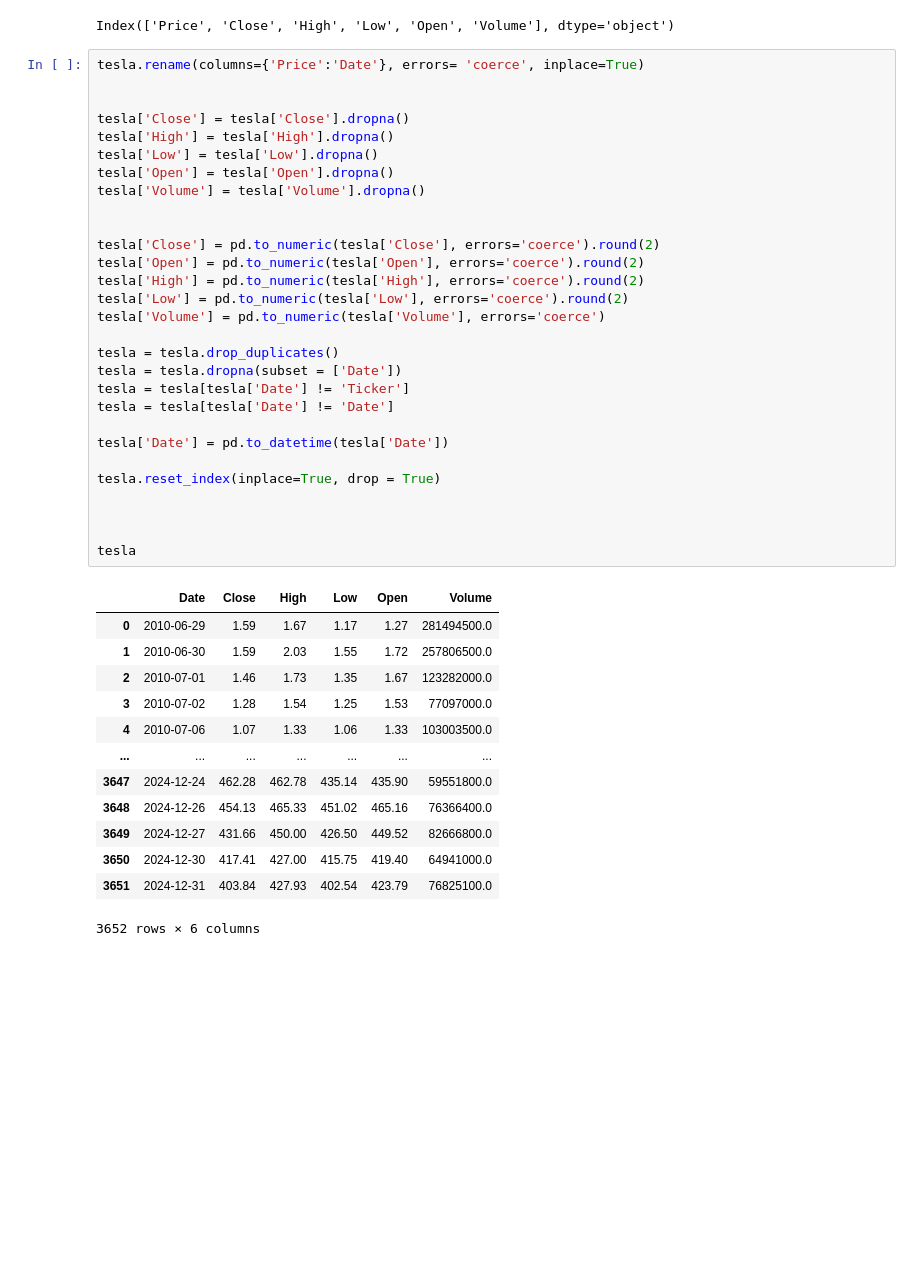
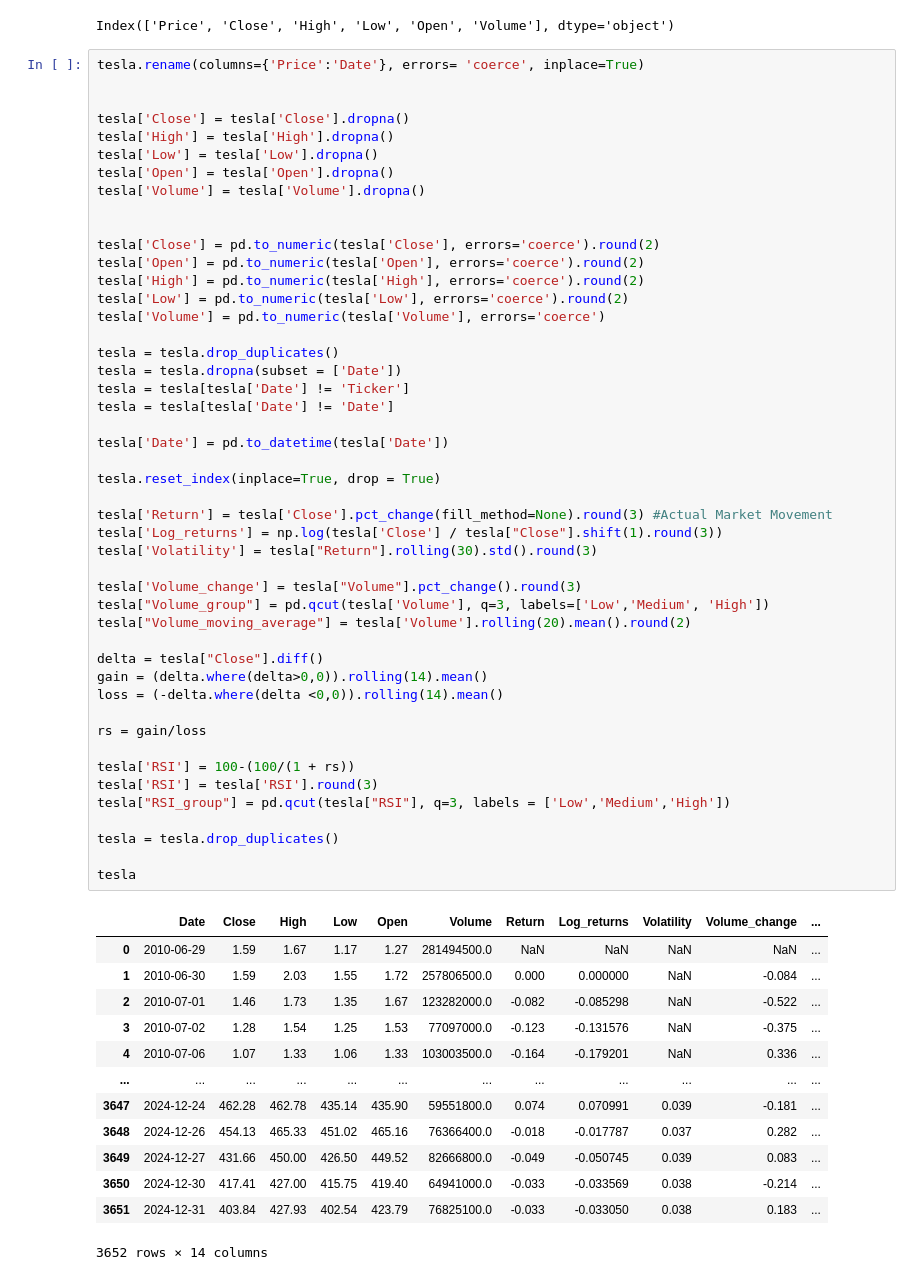
Before and after one commit to tanmaykumarchaki/AI-Driven-Market-Transformation-Analytics, a Jupyter notebook: anova.ipynb, the cells around one changed output. Drawn from its saved outputs; the diff is of its cells as text; blank space fills up the shorter version.

Commit message:
commit1(Tesla)

```diff
--- a/anova.ipynb
+++ b/anova.ipynb
@@ -80,43 +80,61 @@ Index(['Price', 'Close', 'High', 'Low', 'Open', 'Volume'], dtype='object')
 # %%
 tesla.rename(columns={'Price':'Date'}, errors= 'coerce', inplace=True)
 
 
 tesla['Close'] = tesla['Close'].dropna()
 tesla['High'] = tesla['High'].dropna()
 tesla['Low'] = tesla['Low'].dropna()
 tesla['Open'] = tesla['Open'].dropna()
 tesla['Volume'] = tesla['Volume'].dropna()
 
 
 tesla['Close'] = pd.to_numeric(tesla['Close'], errors='coerce').round(2)
 tesla['Open'] = pd.to_numeric(tesla['Open'], errors='coerce').round(2)
 tesla['High'] = pd.to_numeric(tesla['High'], errors='coerce').round(2)
 tesla['Low'] = pd.to_numeric(tesla['Low'], errors='coerce').round(2)
 tesla['Volume'] = pd.to_numeric(tesla['Volume'], errors='coerce')
 
 tesla = tesla.drop_duplicates()
 tesla = tesla.dropna(subset = ['Date'])
 tesla = tesla[tesla['Date'] != 'Ticker']
 tesla = tesla[tesla['Date'] != 'Date']
 
 tesla['Date'] = pd.to_datetime(tesla['Date'])
 
 tesla.reset_index(inplace=True, drop = True)
 
+tesla['Return'] = tesla['Close'].pct_change(fill_method=None).round(3) #Actual Market Movement
+tesla['Log_returns'] = np.log(tesla['Close'] / tesla["Close"].shift(1).round(3))
+tesla['Volatility'] = tesla["Return"].rolling(30).std().round(3)
 
+tesla['Volume_change'] = tesla["Volume"].pct_change().round(3)
+tesla["Volume_group"] = pd.qcut(tesla['Volume'], q=3, labels=['Low','Medium', 'High'])
+tesla["Volume_moving_average"] = tesla['Volume'].rolling(20).mean().round(2)
+
+delta = tesla["Close"].diff()
+gain = (delta.where(delta>0,0)).rolling(14).mean()
+loss = (-delta.where(delta <0,0)).rolling(14).mean()
+
+rs = gain/loss
+
+tesla['RSI'] = 100-(100/(1 + rs))
+tesla['RSI'] = tesla['RSI'].round(3)
+tesla["RSI_group"] = pd.qcut(tesla["RSI"], q=3, labels = ['Low','Medium','High'])
+
+tesla = tesla.drop_duplicates()
 
 tesla
 # %% [output]
-|  | Date | Close | High | Low | Open | Volume |
-| 0 | 2010-06-29 | 1.59 | 1.67 | 1.17 | 1.27 | 281494500.0 |
-| 1 | 2010-06-30 | 1.59 | 2.03 | 1.55 | 1.72 | 257806500.0 |
-| 2 | 2010-07-01 | 1.46 | 1.73 | 1.35 | 1.67 | 123282000.0 |
-| 3 | 2010-07-02 | 1.28 | 1.54 | 1.25 | 1.53 | 77097000.0 |
-| 4 | 2010-07-06 | 1.07 | 1.33 | 1.06 | 1.33 | 103003500.0 |
-| ... | ... | ... | ... | ... | ... | ... |
-| 3647 | 2024-12-24 | 462.28 | 462.78 | 435.14 | 435.90 | 59551800.0 |
-| 3648 | 2024-12-26 | 454.13 | 465.33 | 451.02 | 465.16 | 76366400.0 |
-| 3649 | 2024-12-27 | 431.66 | 450.00 | 426.50 | 449.52 | 82666800.0 |
-| 3650 | 2024-12-30 | 417.41 | 427.00 | 415.75 | 419.40 | 64941000.0 |
-| 3651 | 2024-12-31 | 403.84 | 427.93 | 402.54 | 423.79 | 76825100.0 |
+|  | Date | Close | High | Low | Open | Volume | Return | Log_returns | Volatility | Volume_change | ... |
+| 0 | 2010-06-29 | 1.59 | 1.67 | 1.17 | 1.27 | 281494500.0 | NaN | NaN | NaN | NaN | ... |
+| 1 | 2010-06-30 | 1.59 | 2.03 | 1.55 | 1.72 | 257806500.0 | 0.000 | 0.000000 | NaN | -0.084 | ... |
+| 2 | 2010-07-01 | 1.46 | 1.73 | 1.35 | 1.67 | 123282000.0 | -0.082 | -0.085298 | NaN | -0.522 | ... |
+| 3 | 2010-07-02 | 1.28 | 1.54 | 1.25 | 1.53 | 77097000.0 | -0.123 | -0.131576 | NaN | -0.375 | ... |
+| 4 | 2010-07-06 | 1.07 | 1.33 | 1.06 | 1.33 | 103003500.0 | -0.164 | -0.179201 | NaN | 0.336 | ... |
+| ... | ... | ... | ... | ... | ... | ... | ... | ... | ... | ... | ... |
+| 3647 | 2024-12-24 | 462.28 | 462.78 | 435.14 | 435.90 | 59551800.0 | 0.074 | 0.070991 | 0.039 | -0.181 | ... |
+| 3648 | 2024-12-26 | 454.13 | 465.33 | 451.02 | 465.16 | 76366400.0 | -0.018 | -0.017787 | 0.037 | 0.282 | ... |
+| 3649 | 2024-12-27 | 431.66 | 450.00 | 426.50 | 449.52 | 82666800.0 | -0.049 | -0.050745 | 0.039 | 0.083 | ... |
+| 3650 | 2024-12-30 | 417.41 | 427.00 | 415.75 | 419.40 | 64941000.0 | -0.033 | -0.033569 | 0.038 | -0.214 | ... |
+| 3651 | 2024-12-31 | 403.84 | 427.93 | 402.54 | 423.79 | 76825100.0 | -0.033 | -0.033050 | 0.038 | 0.183 | ... |
-3652 rows × 6 columns
+3652 rows × 14 columns
```
Also changed, not shown: parts of 1 cell of this notebook.
